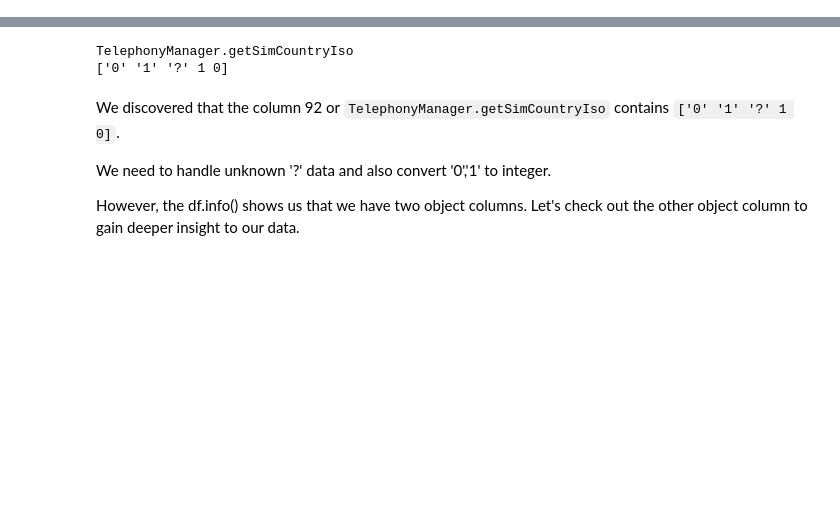
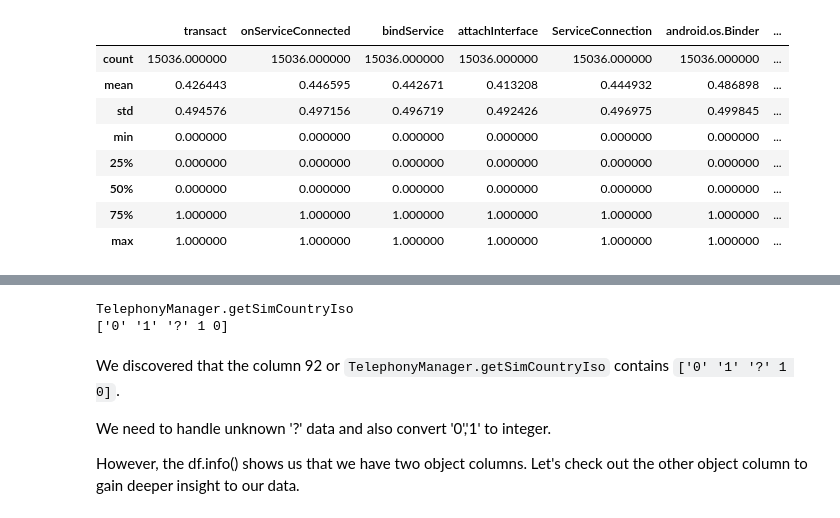
Before and after one commit to raymondsamalo/25S1-C-NYP-ITI111-Applied-Machine-Learning, a Jupyter notebook: AndroidMalwareRaymondSamalo.ipynb, the cells around one changed output, grey strips where cells are left out. Saved outputs shown, nothing was run; the diff lists cells and outputs as text; code cells hidden in the pictures; blank space fills up the shorter version.

```diff
--- a/AndroidMalwareRaymondSamalo.ipynb
+++ b/AndroidMalwareRaymondSamalo.ipynb
@@ -29,12 +39,11 @@ from matplotlib import pyplot as plt
 Let's do basic analysis of our dataset and hopefully we gain some insights.
 # %%
 url = "https://raw.githubusercontent.com/raymondsamalo/25S1-C-NYP-ITI111-Applied-Machine-Learning/refs/heads/main/drebin-215-dataset-5560malware-9476-benign.csv"
-df = pd.read_csv(url)  # read our data frame
+df = pd.read_csv(url)
+pd.set_option('display.max_columns', None)  # read our data frame
 print("show size")
 print(df.shape)
-print("show features")
-print(df.describe())
-print("show headers")
+print("show Info")
 df.info()
 # %% [output]
 show size
@@ -56,0 +66,12 @@ memory usage: 24.8+ MB
+# %%
+df.describe()
+# %% [output]
+|  | transact | onServiceConnected | bindService | attachInterface | ServiceConnection | android.os.Binder | ... |
+| count | 15036.000000 | 15036.000000 | 15036.000000 | 15036.000000 | 15036.000000 | 15036.000000 | ... |
+| mean | 0.426443 | 0.446595 | 0.442671 | 0.413208 | 0.444932 | 0.486898 | ... |
+| std | 0.494576 | 0.497156 | 0.496719 | 0.492426 | 0.496975 | 0.499845 | ... |
+| min | 0.000000 | 0.000000 | 0.000000 | 0.000000 | 0.000000 | 0.000000 | ... |
+| 25% | 0.000000 | 0.000000 | 0.000000 | 0.000000 | 0.000000 | 0.000000 | ... |
+| 50% | 0.000000 | 0.000000 | 0.000000 | 0.000000 | 0.000000 | 0.000000 | ... |
+| 75% | 1.000000 | 1.000000 | 1.000000 | 1.000000 | 1.000000 | 1.000000 | ... |
+| max | 1.000000 | 1.000000 | 1.000000 | 1.000000 | 1.000000 | 1.000000 | ... |
```
Also changed, not shown: parts of 37 cells of this notebook.
